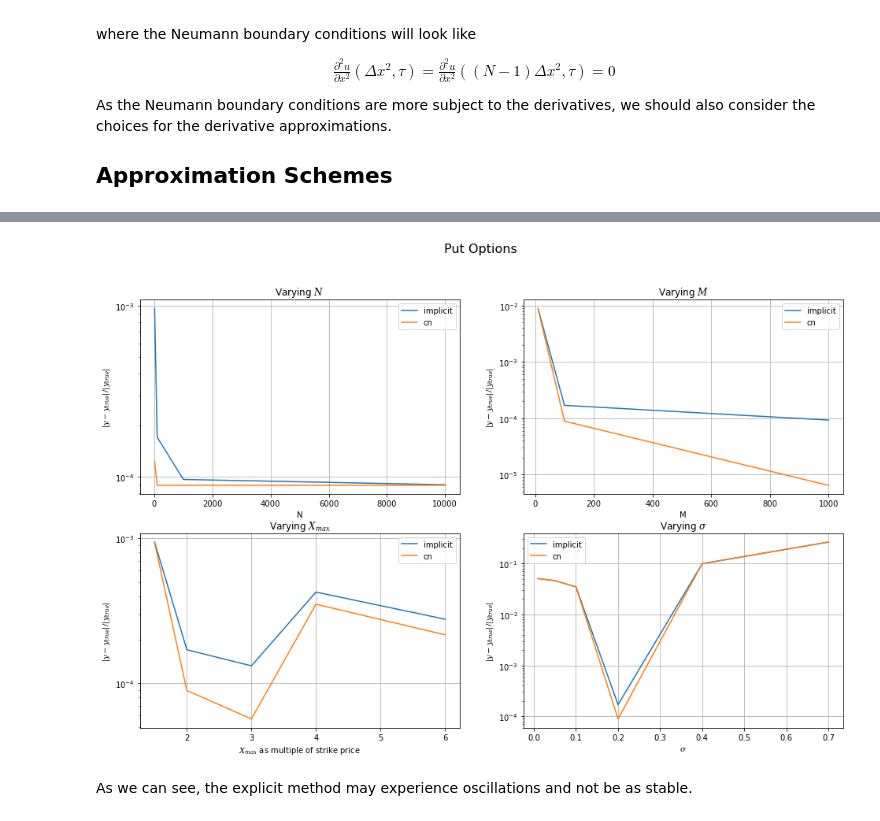
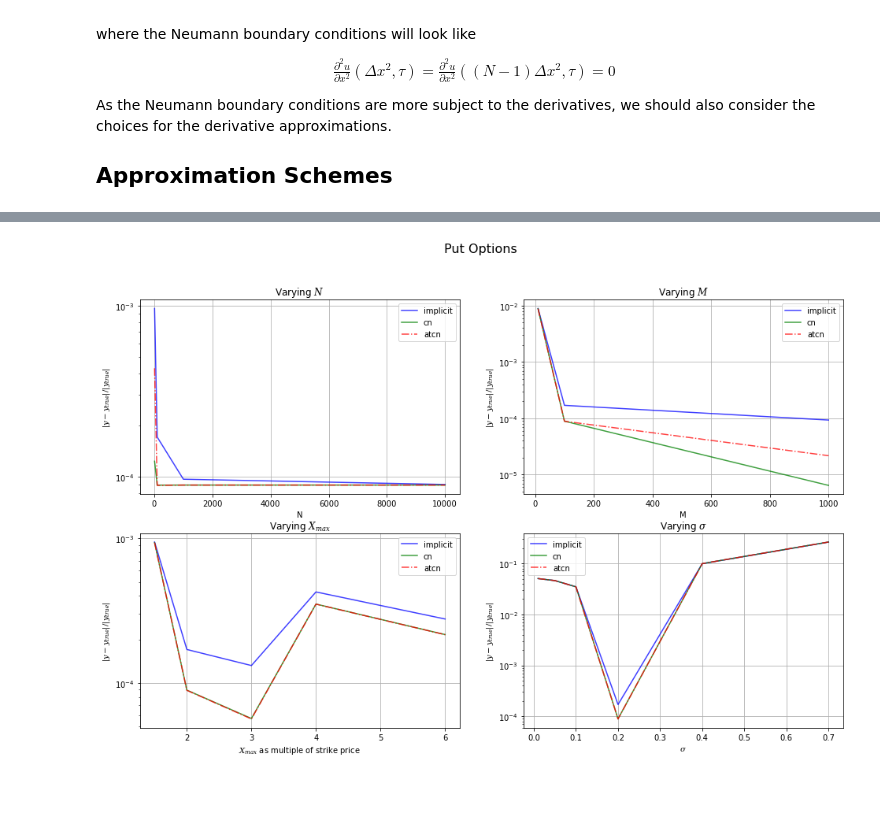
Before and after one commit to ll3404/bs_pde, a Jupyter notebook: BlackScholes.ipynb, the cells around one changed output, grey strips where cells are left out. Cells and saved outputs as stored; diff of their text form; code cells hidden in the pictures; blank space fills up the shorter version.

```diff
--- a/BlackScholes.ipynb
+++ b/BlackScholes.ipynb
@@ -862,5 +922,4 @@ The above code is the solver package! Now, let's take a look at its performance:
 # %%
-from tqdm import tqdm
 params = {'X_min':0, 'X_max':100, 'r':0.02, 'strike':50, 'sigma':0.2, 'M':100, 'N':100, 'T':1, 't':0, 'option':'call'}
 prev_x = np.zeros(1)
 N_points = [10, 100, 1000, 10000]
@@ -868,49 +927,50 @@ M_points = [10, 100, 1000]
 X_max_values = [75, 100, 150, 200, 300]
 volatility = [0.01, 0.05, 0.1, 0.2, 0.4, 0.7]
 fig, axes = plt.subplots(2,2, figsize=(16,10))
-for method in ['implicit', 'cn']:
+lines = ['b-', 'g-', 'r-.']
+for i, method in enumerate(['implicit', 'cn', 'atcn']):
     errors = []
-    for N in tqdm(N_points):
+    for N in N_points:
         x, y = solve_bs(method, **override(params, N=N))
         if not np.array_equal(prev_x, x):
             prev_x = x
             y_true = bs_analytical(x=x, **params)
         errors.append(np.linalg.norm(y - y_true) / np.linalg.norm(y_true))
-    axes[0,0].semilogy(N_points, errors, label=method)
+    axes[0,0].semilogy(N_points, errors, lines[i], label=method, alpha=0.75)
     axes[0,0].set_xlabel('N')
     axes[0,0].set_title(r'Varying $N$')
 
     errors = []
-    for M in tqdm(M_points):
+    for M in M_points:
         x, y = solve_bs(method, **override(params, M=M))
         if not np.array_equal(prev_x, x):
             prev_x = x
             y_true = bs_analytical(x=x, **params)
         errors.append(np.linalg.norm(y - y_true) / np.linalg.norm(y_true))
-    axes[0,1].semilogy(M_points, errors, label=method)
+    axes[0,1].semilogy(M_points, errors, lines[i], label=method, alpha=0.75)
     axes[0,1].set_xlabel('M')
     axes[0,1].set_title(r'Varying $M$')
 
 
     errors = []
-    for X_max in tqdm(X_max_values):
+    for X_max in X_max_values:
         x, y = solve_bs(method, **override(params, X_max=X_max))
         if not np.array_equal(prev_x, x):
             prev_x = x
             y_true = bs_analytical(x=x, **params)
         errors.append(np.linalg.norm(y - y_true) / np.linalg.norm(y_true))
-    axes[1,0].semilogy(np.array(X_max_values) / params['strike'], errors, label=method)
+    axes[1,0].semilogy(np.array(X_max_values) / params['strike'], errors, lines[i], label=method, alpha=0.75)
     axes[1,0].set_xlabel(r'$X_{max}$ as multiple of strike price')
     axes[1,0].set_title(r'Varying $X_{max}$')
 
     errors = []
-    for sigma in tqdm(volatility):
+    for sigma in volatility:
         x, y = solve_bs(method, **override(params, sigma=sigma))
         if not np.array_equal(prev_x, x):
             prev_x = x
             y_true = bs_analytical(x=x, **params)
         errors.append(np.linalg.norm(y - y_true) / np.linalg.norm(y_true))
-    axes[1,1].semilogy(volatility, errors, label=method)
+    axes[1,1].semilogy(volatility, errors, lines[i], label=method, alpha=0.75)
     axes[1,1].set_xlabel(r'$\sigma$')
     axes[1,1].set_title(r'Varying $\sigma$')
 
@@ -930,59 +990,58 @@ M_points = [10, 100, 1000]
 X_max_values = [75, 100, 150, 200, 300]
 volatility = [0.01, 0.05, 0.1, 0.2, 0.4, 0.7]
 fig, axes = plt.subplots(2,2, figsize=(16,10))
-for method in ['implicit', 'cn']:
+lines = ['b-', 'g-', 'r-.']
+for i, method in enumerate(['implicit', 'cn', 'atcn']):
     errors = []
-    for N in tqdm(N_points):
+    for N in N_points:
         x, y = solve_bs(method, **override(params, N=N))
         if not np.array_equal(prev_x, x):
             prev_x = x
             y_true = bs_analytical(x=x, **params)
         errors.append(np.linalg.norm(y - y_true) / np.linalg.norm(y_true))
-    axes[0,0].semilogy(N_points, errors, label=method)
+    axes[0,0].semilogy(N_points, errors, lines[i], label=method, alpha=0.75)
     axes[0,0].set_xlabel('N')
     axes[0,0].set_title(r'Varying $N$')
 
     errors = []
-    for M in tqdm(M_points):
+    for M in M_points:
         x, y = solve_bs(method, **override(params, M=M))
         if not np.array_equal(prev_x, x):
             prev_x = x
             y_true = bs_analytical(x=x, **params)
         errors.append(np.linalg.norm(y - y_true) / np.linalg.norm(y_true))
-    axes[0,1].semilogy(M_points, errors, label=method)
+    axes[0,1].semilogy(M_points, errors, lines[i], label=method, alpha=0.75)
     axes[0,1].set_xlabel('M')
     axes[0,1].set_title(r'Varying $M$')
 
 
     errors = []
-    for X_max in tqdm(X_max_values):
+    for X_max in X_max_values:
         x, y = solve_bs(method, **override(params, X_max=X_max))
         if not np.array_equal(prev_x, x):
             prev_x = x
             y_true = bs_analytical(x=x, **params)
         errors.append(np.linalg.norm(y - y_true) / np.linalg.norm(y_true))
-    axes[1,0].semilogy(np.array(X_max_values) / params['strike'], errors, label=method)
+    axes[1,0].semilogy(np.array(X_max_values) / params['strike'], errors, lines[i], label=method, alpha=0.75)
     axes[1,0].set_xlabel(r'$X_{max}$ as multiple of strike price')
     axes[1,0].set_title(r'Varying $X_{max}$')
 
     errors = []
-    for sigma in tqdm(volatility):
+    for sigma in volatility:
         x, y = solve_bs(method, **override(params, sigma=sigma))
         if not np.array_equal(prev_x, x):
             prev_x = x
             y_true = bs_analytical(x=x, **params)
         errors.append(np.linalg.norm(y - y_true) / np.linalg.norm(y_true))
-    axes[1,1].semilogy(volatility, errors, label=method)
+    axes[1,1].semilogy(volatility, errors, lines[i], label=method, alpha=0.75)
     axes[1,1].set_xlabel(r'$\sigma$')
     axes[1,1].set_title(r'Varying $\sigma$')
 
 for ax in axes.flatten():
     ax.grid()
     ax.legend()
     ax.set_ylabel(r'$|y-y_{true}|/|y_{true}|$')
 fig.suptitle('Put Options', fontsize=16)
 plt.show()
 # %% [output]
-[figure, old version]
+[figure, new version]
-# %% [markdown]
-As we can see, the explicit method may experience oscillations and not be as stable.
```
Also changed, not shown: parts of 17 cells of this notebook.
